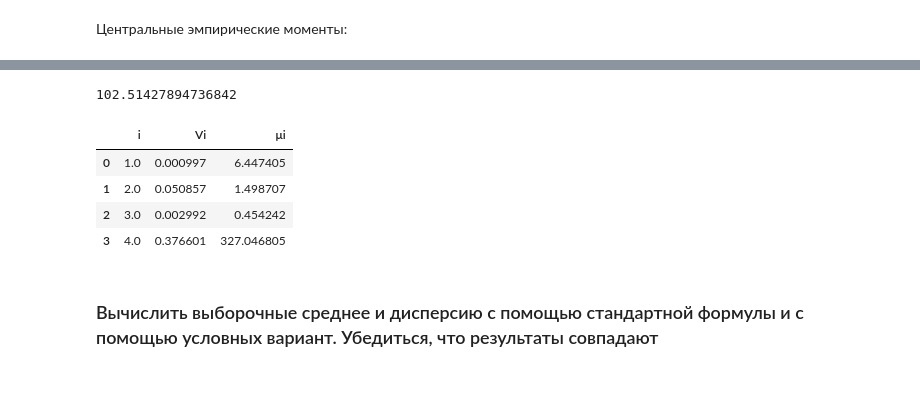
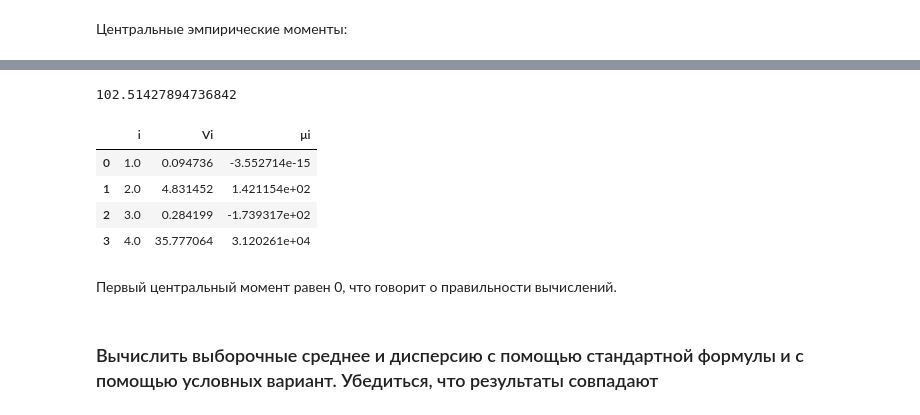
Before and after one commit to the-mvi/smedh-2023, a Jupyter notebook: 9383_Likhashva_AD_Karpekina_AA/task2.ipynb, the cells around one changed output, grey strips where cells are left out. Saved outputs shown, nothing was run; the diff lists cells and outputs as text; code cells hidden in the pictures; blank space fills up the shorter version.

```diff
--- a/9383_Likhashva_AD_Karpekina_AA/task2.ipynb
+++ b/9383_Likhashva_AD_Karpekina_AA/task2.ipynb
@@ -146,10 +159,10 @@ true
 Условные эмпирические моменты:
 # %%
 df_moments_iq = pd.DataFrame(columns=['i', 'Vi'])
-df_moments_iq.loc[0] = [1, df_interval_iq['NiUi']['Σ']/df_iq.size]
-df_moments_iq.loc[1] = [2, df_interval_iq['NiUi^2']['Σ']/df_iq.size]
-df_moments_iq.loc[2] = [3, df_interval_iq['NiUi^3']['Σ']/df_iq.size]
-df_moments_iq.loc[3] = [4, df_interval_iq['NiUi^4']['Σ']/df_iq.size]
+df_moments_iq.loc[0] = [1, df_interval_iq['NiUi']['Σ']]
+df_moments_iq.loc[1] = [2, df_interval_iq['NiUi^2']['Σ']]
+df_moments_iq.loc[2] = [3, df_interval_iq['NiUi^3']['Σ']]
+df_moments_iq.loc[3] = [4, df_interval_iq['NiUi^4']['Σ']]
 df_moments_iq
 # %% [output]
 [interactive output not drawn]
@@ -161,8 +177,6 @@ df_moments_iq
 # %% [markdown]
 Центральные эмпирические моменты:
 # %%
-#x = df_interval_iq.apply(lambda row: row['Ni'] * row['Xi'], axis=1).sum()/df_iq.size
-
 x_st = 0
 for i in range(7):
   x_st += df_interval_iq['Ni'][i]*df_interval_iq['Xi'][i]
@@ -170,7 +184,10 @@ for i in range(7):
 print(x_st)
 
 x_2 = df_moments_iq['Vi'][0]*h + C
-m1 = df_interval_iq.apply(lambda row: row['Ni'] * (row['Xi']-x_2), axis=1).sum()/df_iq.size
+m1 = 0
+for i in range(0,7):
+    m1 += (df_interval_iq["Xi"][i]-x_2)*df_interval_iq["Ni"][i]
+
 
 df_moments_iq['μi'] = pd.Series([m1,
                                  (df_moments_iq['Vi'][1] - df_moments_iq['Vi'][0]**2)*h**2,
@@ -184,9 +204,11 @@ df_moments_iq
 102.51427894736842
 |  | i | Vi | μi |
-| 0 | 1.0 | 0.000997 | 6.447405 |
-| 1 | 2.0 | 0.050857 | 1.498707 |
-| 2 | 3.0 | 0.002992 | 0.454242 |
-| 3 | 4.0 | 0.376601 | 327.046805 |
+| 0 | 1.0 | 0.094736 | -3.552714e-15 |
+| 1 | 2.0 | 4.831452 | 1.421154e+02 |
+| 2 | 3.0 | 0.284199 | -1.739317e+02 |
+| 3 | 4.0 | 35.777064 | 3.120261e+04 |
+# %% [markdown]
+Первый центральный момент равен 0, что говорит о правильности вычислений.
 # %% [markdown]
 ### Вычислить выборочные среднее и дисперсию с помощью стандартной формулы и с помощью условных вариант. Убедиться, что результаты совпадают
 # %% [markdown]
```
Also changed, not shown: parts of 24 cells of this notebook.
